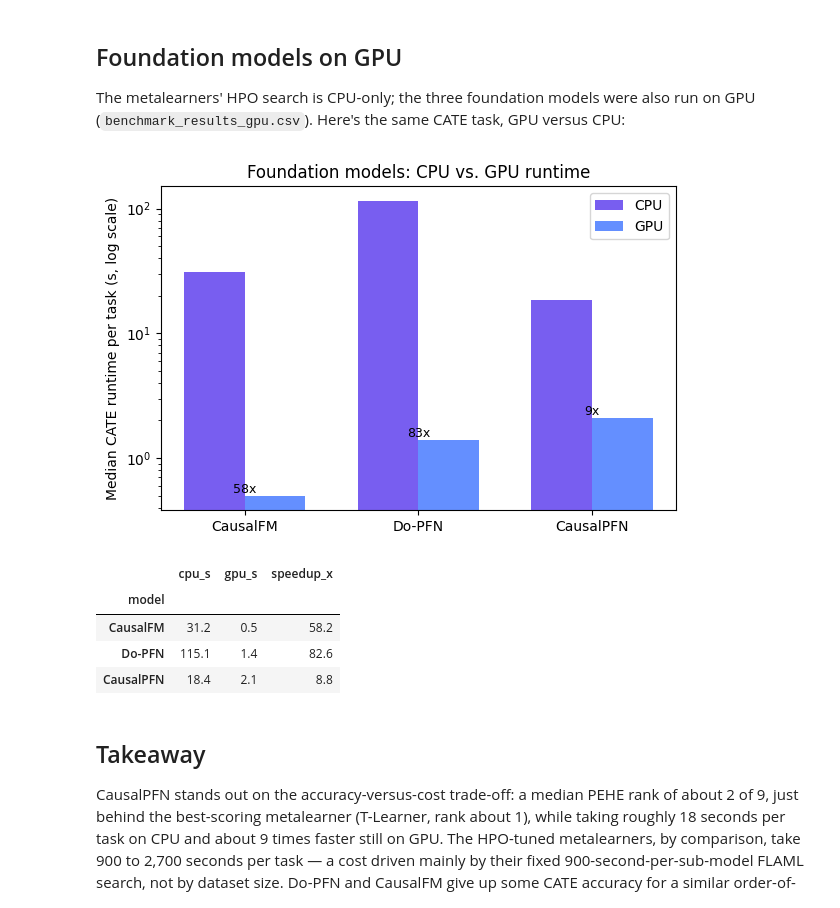
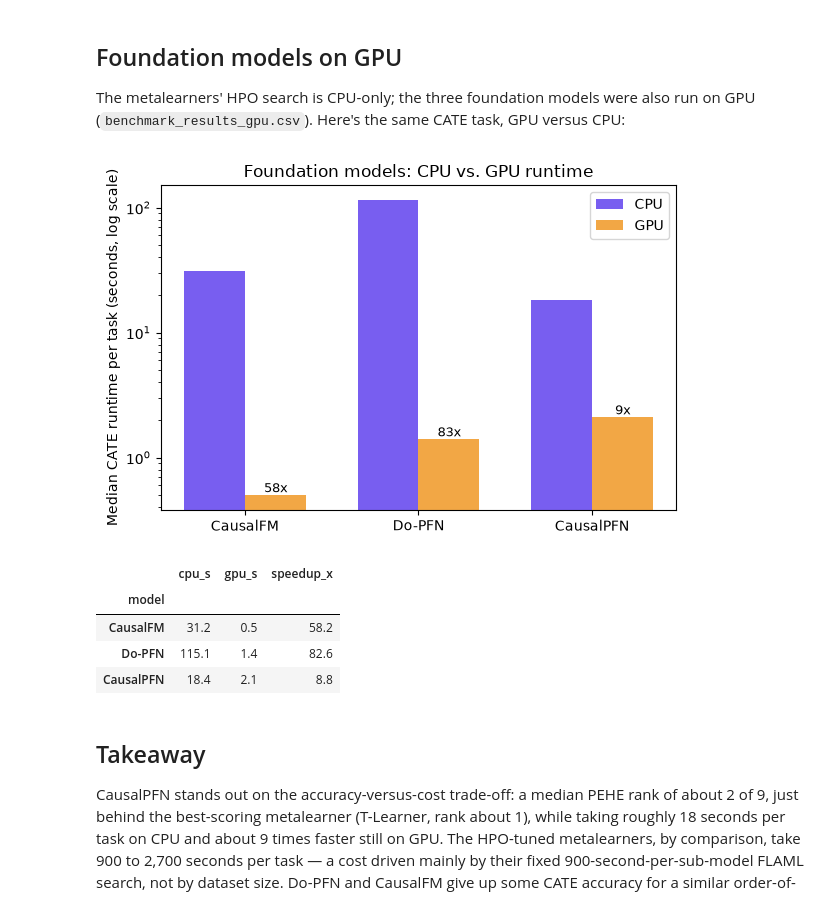
Before and after one commit to layer6ai-labs/causalfm-survey, a Jupyter notebook: notebooks/Lalonde_benchmark_results.ipynb, the cells around one changed output. Cells and saved outputs as stored; diff of their text form; code cells hidden in the pictures.

Commit message:
Change plot layout

```diff
--- a/notebooks/Lalonde_benchmark_results.ipynb
+++ b/notebooks/Lalonde_benchmark_results.ipynb
@@ -176,7 +176,7 @@ stats = plot_df.groupby("model").agg(
 # Label each point to whichever side (left/right) points away from the
 # cluster of the other points, so text sits beside the marker instead of
 # stacked on top of it or its whisker.
-log_time_mid = np.log10(stats["median_time"]).median()
+log_time_mid = np.log10(stats["median_time"]).median() / 2
 
 fig, ax = plt.subplots(figsize=(8, 6))
 for _, row in stats.iterrows():
@@ -220,31 +220,31 @@ GPU versus CPU:
 # %%
 cpu_foundation = cpu_df[cpu_df["model"].isin(FOUNDATION_MODELS)].groupby("model")["cate_runtime_s"].median()
 gpu_foundation = gpu_df[gpu_df["model"].isin(FOUNDATION_MODELS)].groupby("model")["cate_runtime_s"].median()
 
 speedup = pd.DataFrame({"cpu_s": cpu_foundation, "gpu_s": gpu_foundation})
 speedup["speedup_x"] = speedup["cpu_s"] / speedup["gpu_s"]
 speedup.index = speedup.index.map(NAME_MAP)
 speedup = speedup.sort_values("gpu_s").round(1)
 
 fig, ax = plt.subplots(figsize=(6, 4))
 x = np.arange(len(speedup))
 width = 0.35
 ax.bar(x - width / 2, speedup["cpu_s"], width, label="CPU", color="#785ef0")
-ax.bar(x + width / 2, speedup["gpu_s"], width, label="GPU", color="#648fff")
+ax.bar(x + width / 2, speedup["gpu_s"], width, label="GPU", color="#f2a745")
 ax.set_yscale("log")
 ax.set_xticks(x)
 ax.set_xticklabels(speedup.index)
-ax.set_ylabel("Median CATE runtime per task (s, log scale)")
+ax.set_ylabel("Median CATE runtime per task (seconds, log scale)")
 ax.set_title("Foundation models: CPU vs. GPU runtime")
 ax.legend()
 for i, (_, row) in enumerate(speedup.iterrows()):
-    ax.annotate(f"{row['speedup_x']:.0f}x", (i, row["gpu_s"]), ha="center", va="bottom", fontsize=9)
+    ax.annotate(f"{row['speedup_x']:.0f}x", (i + 0.18, row["gpu_s"]), ha="center", va="bottom", fontsize=9)
 plt.tight_layout()
 plt.show()
 
 speedup
 # %% [output]
-[figure, old version]
+[figure, new version]
 |  | cpu_s | gpu_s | speedup_x |
 | model |  |  |  |
 | CausalFM | 31.2 | 0.5 | 58.2 |
```
Also changed, not shown: parts of 1 cell of this notebook.
